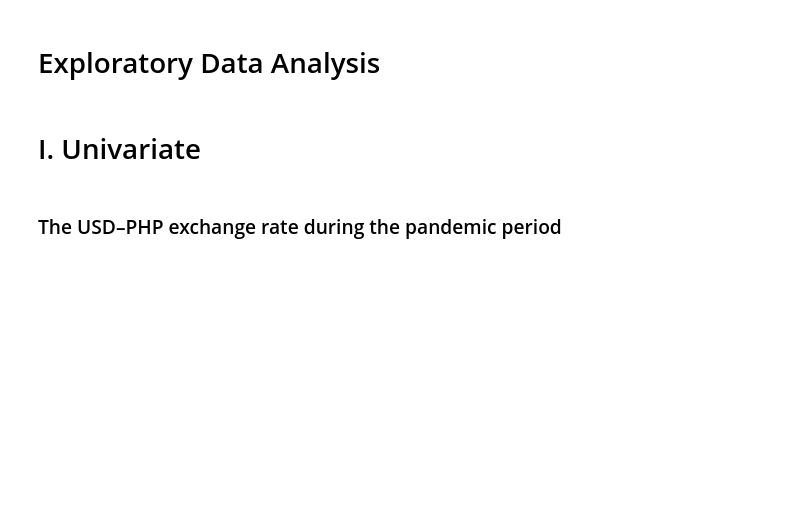
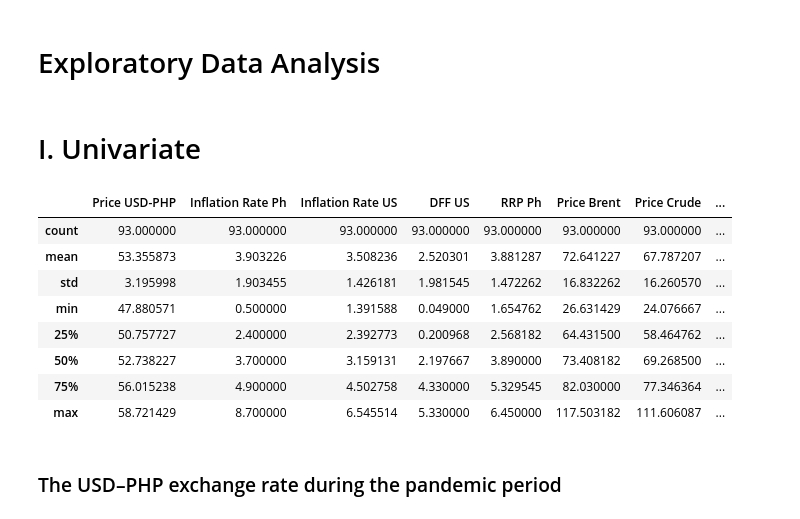
Before and after one commit to kbbn-debugger/Exploratory-Data-Analysis-USD-PHP, a Jupyter notebook: notebooks/EDA Final.ipynb, the cells around one changed output. Cells and saved outputs as stored; diff of their text form; code cells hidden in the pictures; blank space fills up the shorter version.

Commit message:
update added describe
and preliminary documentations

```diff
--- a/notebooks/EDA Final.ipynb
+++ b/notebooks/EDA Final.ipynb
@@ -333,6 +345,20 @@ main_monthly.head()
 # Exploratory Data Analysis
 # %% [markdown]
 # I. Univariate
+# %%
+cols = ["Price USD-PHP", "Inflation Rate Ph", "Inflation Rate US", "DFF US", "RRP Ph", "Price Brent", "Price Crude", "Remittance (in million USD)"]
+
+main_monthly[cols].describe()
+# %% [output]
+|  | Price USD-PHP | Inflation Rate Ph | Inflation Rate US | DFF US | RRP Ph | Price Brent | Price Crude | ... |
+| count | 93.000000 | 93.000000 | 93.000000 | 93.000000 | 93.000000 | 93.000000 | 93.000000 | ... |
+| mean | 53.355873 | 3.903226 | 3.508236 | 2.520301 | 3.881287 | 72.641227 | 67.787207 | ... |
+| std | 3.195998 | 1.903455 | 1.426181 | 1.981545 | 1.472262 | 16.832262 | 16.260570 | ... |
+| min | 47.880571 | 0.500000 | 1.391588 | 0.049000 | 1.654762 | 26.631429 | 24.076667 | ... |
+| 25% | 50.757727 | 2.400000 | 2.392773 | 0.200968 | 2.568182 | 64.431500 | 58.464762 | ... |
+| 50% | 52.738227 | 3.700000 | 3.159131 | 2.197667 | 3.890000 | 73.408182 | 69.268500 | ... |
+| 75% | 56.015238 | 4.900000 | 4.502758 | 4.330000 | 5.329545 | 82.030000 | 77.346364 | ... |
+| max | 58.721429 | 8.700000 | 6.545514 | 5.330000 | 6.450000 | 117.503182 | 111.606087 | ... |
 # %% [markdown]
 ### The USD–PHP exchange rate during the pandemic period
 # %%
```
Also changed, not shown: parts of 9 cells of this notebook.
